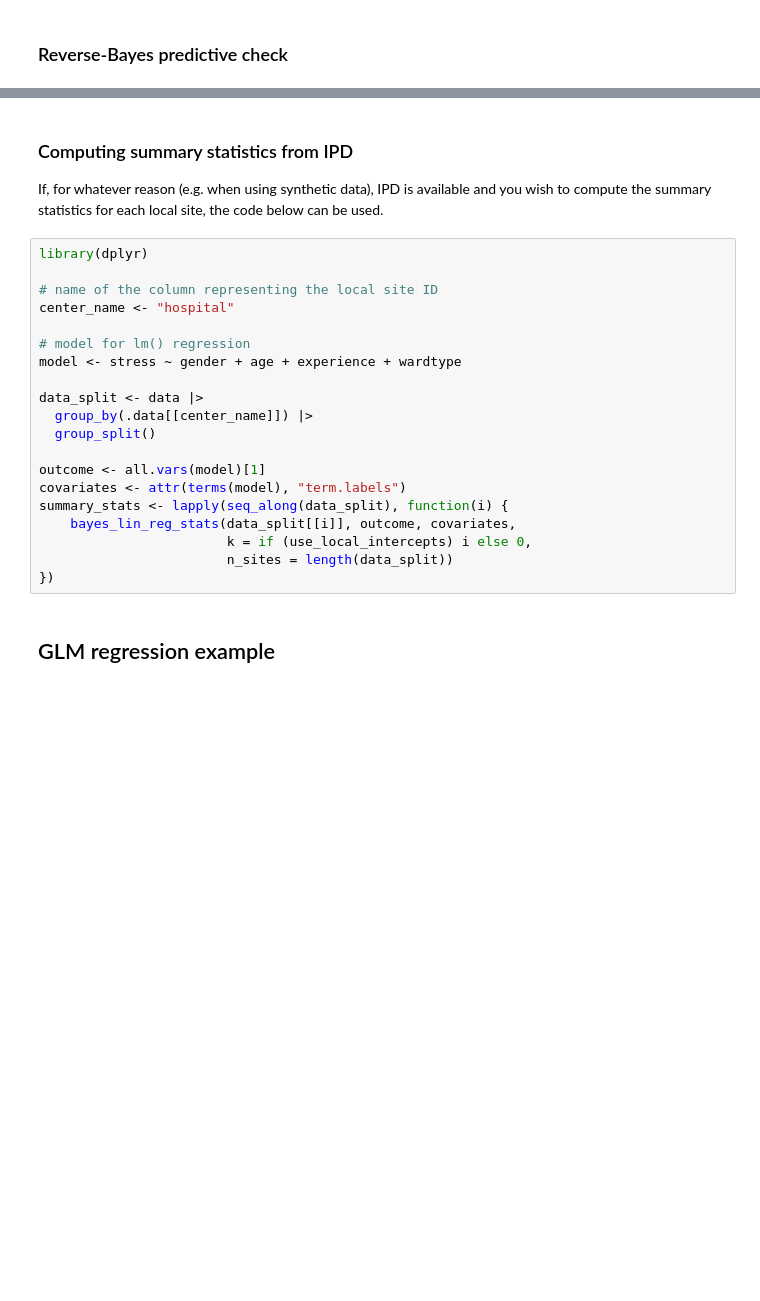
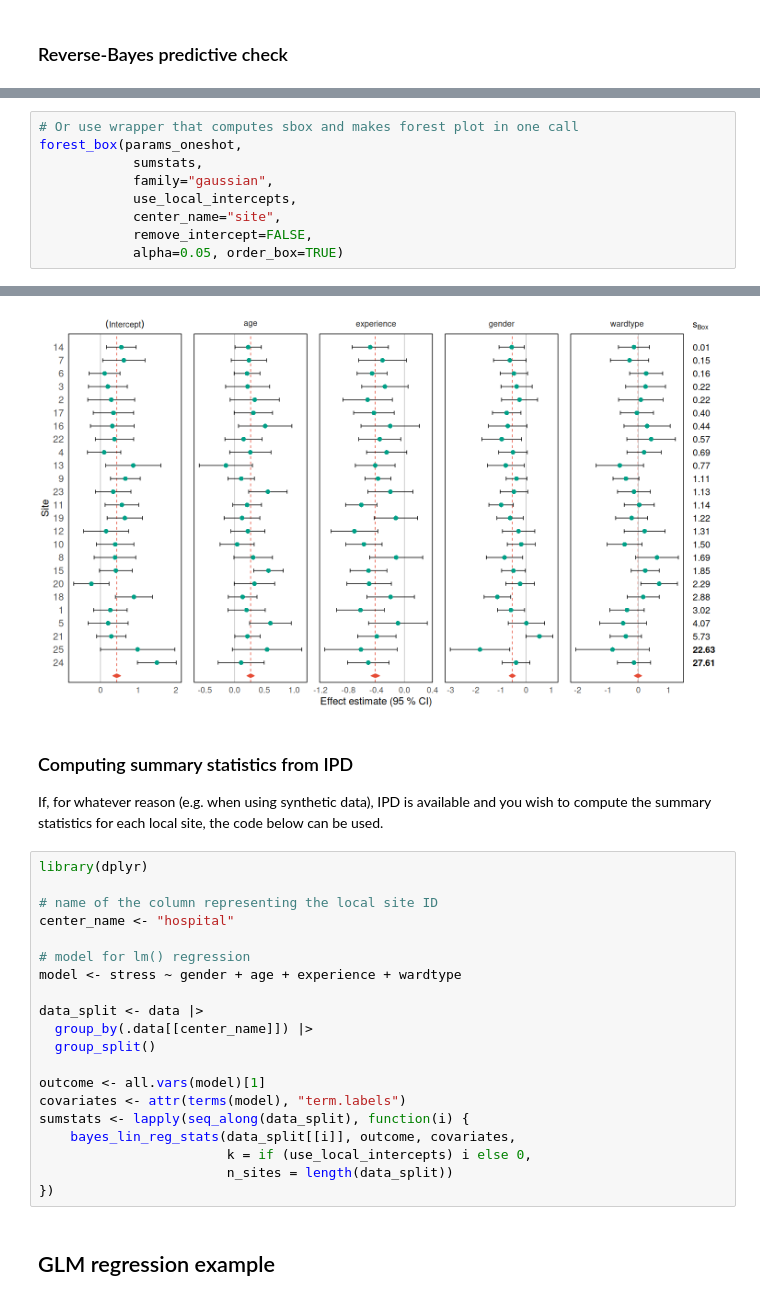
Before and after one commit to lisa-gm/confeR, a Jupyter notebook: package/example.ipynb, the cells around one changed output, grey strips where cells are left out. Cells and saved outputs as stored; diff of their text form; blank space fills up the shorter version.

```diff
--- a/package/example.ipynb
+++ b/package/example.ipynb
@@ -75,0 +77,10 @@ Warning message in match(df_forest$site, p_box_df_right$site, nomatch = Inf):
+# %%
+# Or use wrapper that computes sbox and makes forest plot in one call
+forest_box(params_oneshot,
+            sumstats,
+            family="gaussian",
+            use_local_intercepts,
+            center_name="site",
+            remove_intercept=FALSE,
+            alpha=0.05, order_box=TRUE)
+# %% [output]
@@ -76,3 +89,4 @@ Warning message in match(df_forest$site, p_box_df_right$site, nomatch = Inf):
+[figure, added]
 # %% [markdown]
 ### Computing summary statistics from IPD
 
@@ -92,7 +106,7 @@ data_split <- data |>
 
 outcome <- all.vars(model)[1]
 covariates <- attr(terms(model), "term.labels")
-summary_stats <- lapply(seq_along(data_split), function(i) {
+sumstats <- lapply(seq_along(data_split), function(i) {
     bayes_lin_reg_stats(data_split[[i]], outcome, covariates,
                         k = if (use_local_intercepts) i else 0,
                         n_sites = length(data_split))
```
Also changed, not shown: parts of 7 cells of this notebook, 4 other files.
